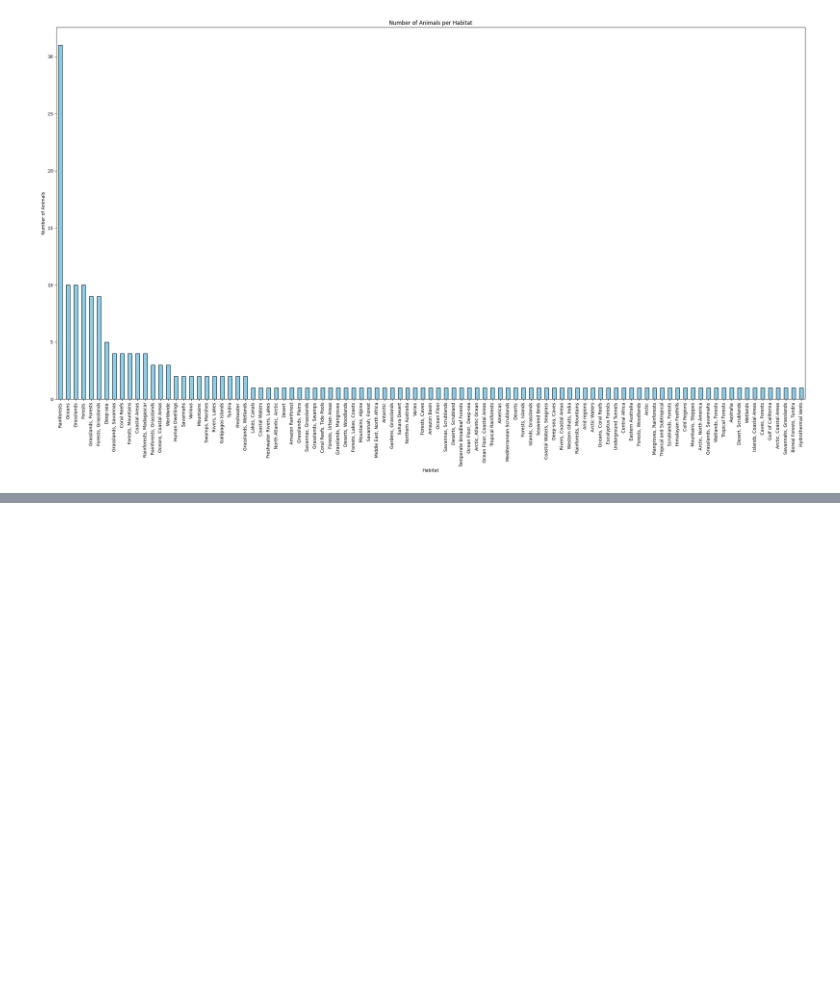
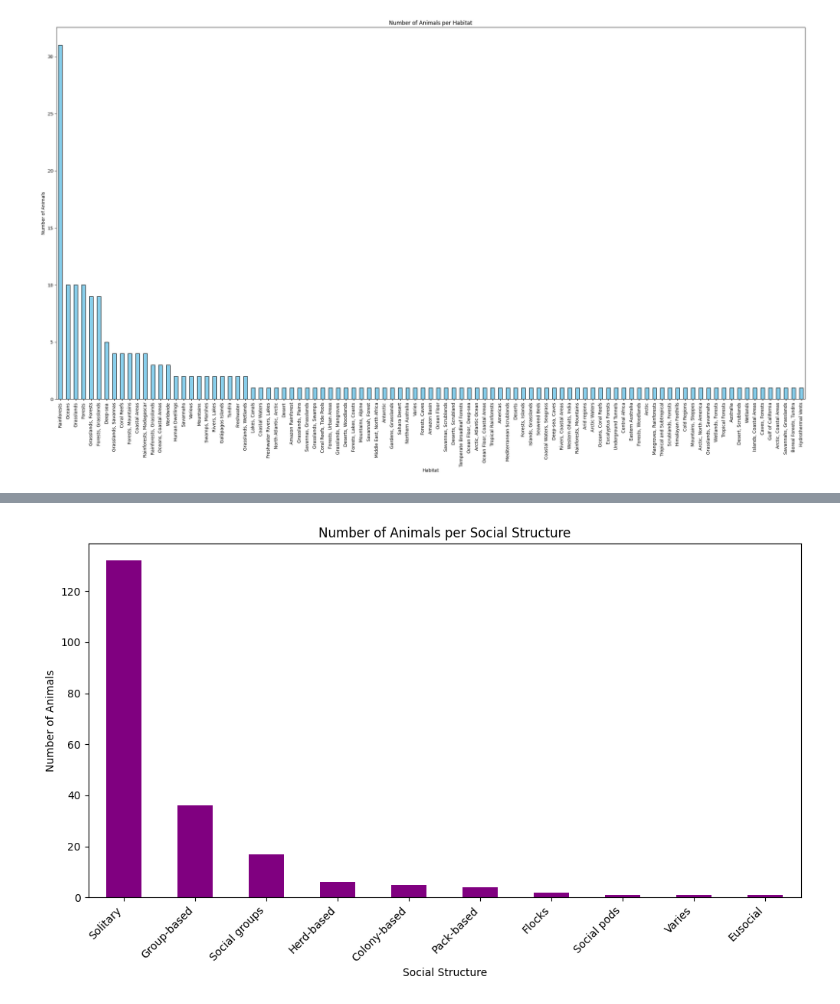
Before and after one commit to build-summer-2025/async-final-project-yellow-Nicolas, a Jupyter notebook: final_project_example.ipynb, the cells around one changed output, grey strips where cells are left out. Cells and saved outputs as stored; diff of their text form; code cells hidden in the pictures; blank space fills up the shorter version.

```diff
--- a/final_project_example.ipynb
+++ b/final_project_example.ipynb
@@ -75,0 +100,14 @@ plt.show()
+# %%
+import matplotlib.pyplot as plt
+
+social_counts = df["Social Structure"].value_counts()
+
+plt.figure(figsize=(12,6))
+social_counts.plot(kind="bar", color="purple")
+plt.xlabel("Social Structure")
+plt.ylabel("Number of Animals")
+plt.title("Number of Animals per Social Structure")
+plt.xticks(rotation=45, ha="right")
+plt.show()
+# %% [output]
+[figure, added]
```
Also changed, not shown: parts of 8 cells of this notebook, 1 other file.
